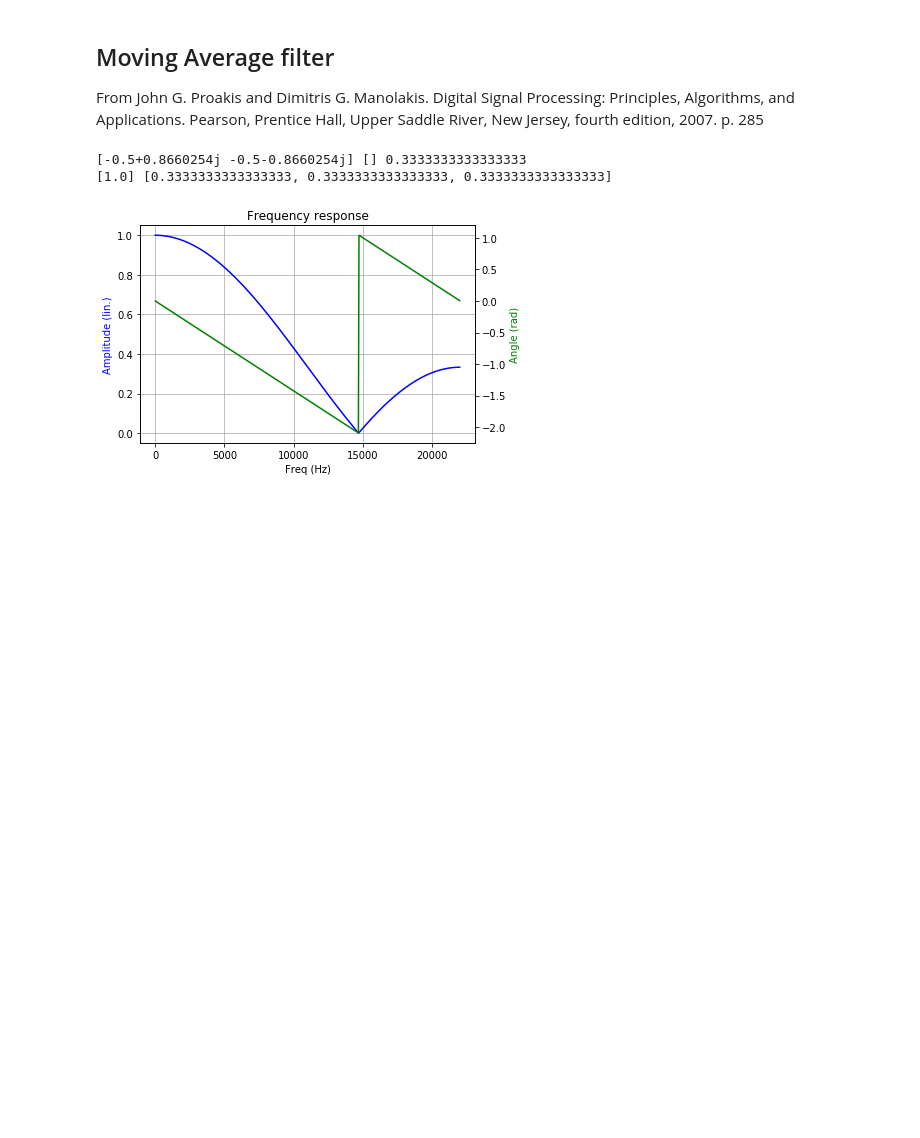
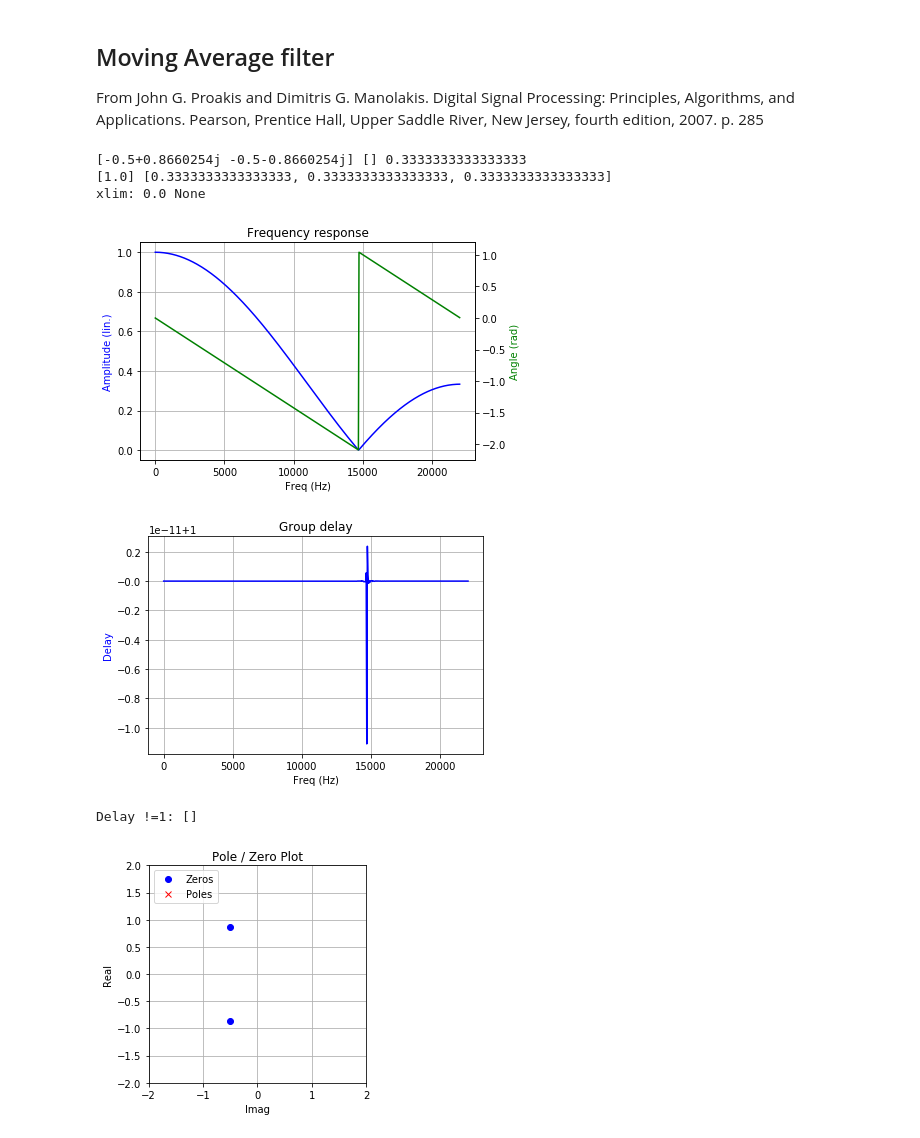
Before and after one commit to schlatterbeck/filter-optimizer, a Jupyter notebook: IIR_Filter.ipynb, the cells around one changed output. Saved outputs shown, nothing was run; the diff lists cells and outputs as text; code cells hidden in the pictures; blank space fills up the shorter version.

```diff
--- a/IIR_Filter.ipynb
+++ b/IIR_Filter.ipynb
@@ -341,17 +359,26 @@ p. 285
 # %%
 b = [1.0/3.0] * 3
 a = [1.0]
 z, p, g = tf2zpk (b, a)
 print (z, p, g)
 print (a, b)
 w, h = freqz (b, a)
+#x, y = freqz (b, a, [k / 20. * pi for k in range (20)])
+#print (np.angle (y))
+#print ([x / y for x, y in zip (np.angle (y), x + 0.000001)])
 wg, gd = group_delay ((b, a))
-plot_response (w, h, f0 = 44100, lin = True)
-#plot_delay (wg, gd, f0 = 44100)
-#pole_zero_plot (p, z)
+plot_response (w, h, fs = 44100, liny = True)
+plot_delay (wg, gd, fs = 44100)
+eps = 0.001
+print ("Delay !=1:", [x for x in gd if not 1-eps < x < 1+eps])
+pole_zero_plot (p, z)
 xa = []
 ya = []
 # %% [output]
 [-0.5+0.8660254j -0.5-0.8660254j] [] 0.3333333333333333
 [1.0] [0.3333333333333333, 0.3333333333333333, 0.3333333333333333]
+xlim: 0.0 None
 [figure]
+[figure, added]
+Delay !=1: []
+[figure, added]
```
Also changed, not shown: parts of 12 cells of this notebook.
